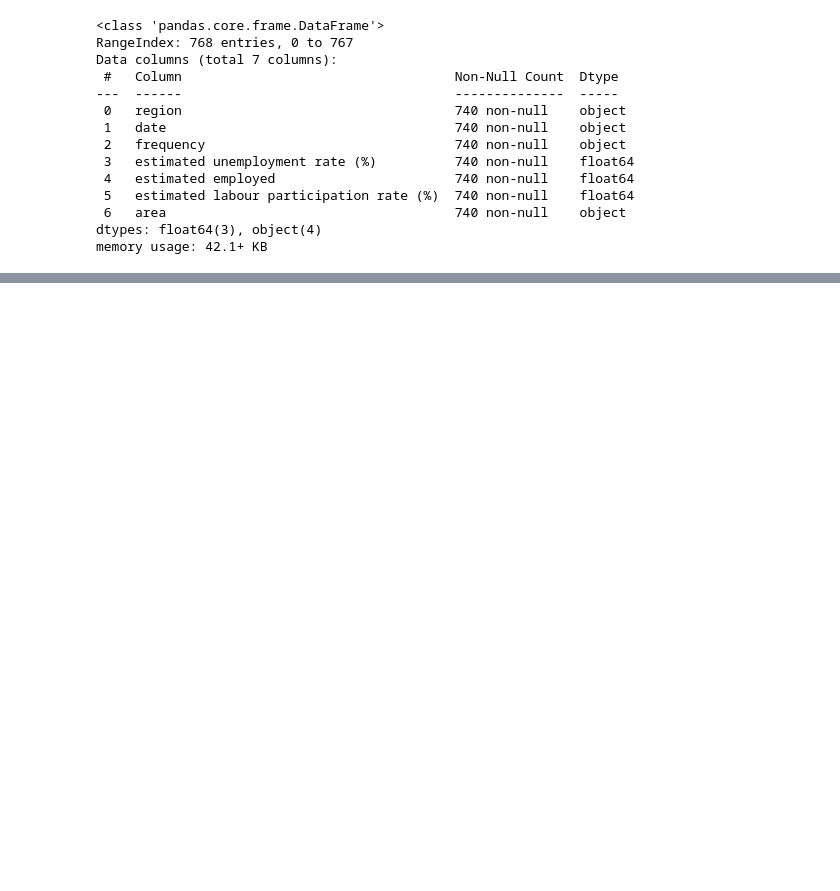
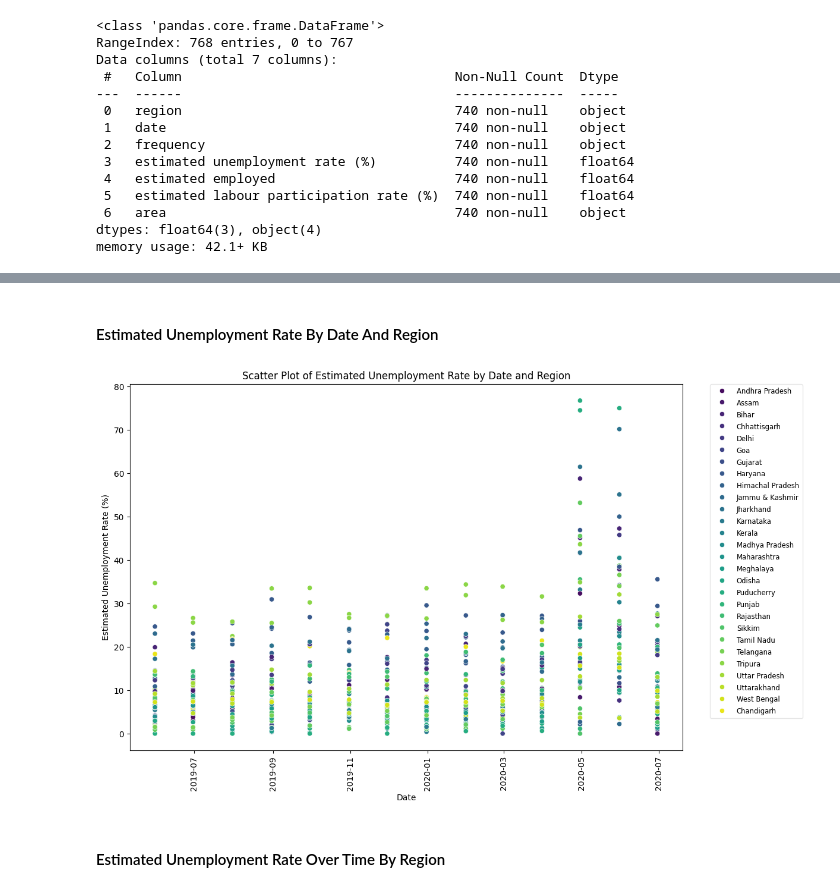
Before and after one commit to kmassiK/OIBSIP, a Jupyter notebook: unemployment_analysis.ipynb, the cells around one changed output, grey strips where cells are left out. Saved outputs shown, nothing was run; the diff lists cells and outputs as text; code cells hidden in the pictures; blank space fills up the shorter version.

```diff
--- a/unemployment_analysis.ipynb
+++ b/unemployment_analysis.ipynb
@@ -183,0 +212,29 @@ unemployment_data.dropna()
+# %% [markdown]
+#### Estimated Unemployment Rate By Date And Region
+# %%
+# Estimated Unemployment Rate by date and region
+plt.figure(figsize=(12, 8))
+scatter_plot = sns.scatterplot(data=my_df, x='date', y='estimated unemployment rate (%)', hue='region', palette='viridis')
+
+#legend = scatter_plot.legend(loc='upper right', ncol=len(my_df['region'].unique()), title='Region', title_fontsize='15')
+legend = scatter_plot.legend(loc='best', bbox_to_anchor=(1.05, 1), borderaxespad=0)
+
+# Make legend background transparent
+legend.get_frame().set_alpha(0.5)
+
+# Reduce legend font size
+for text in legend.get_texts():
+    text.set_fontsize('small')
+
+# Adding labels and title
+plt.xlabel('Date')
+plt.ylabel('Estimated Unemployment Rate (%)')
+plt.title('Scatter Plot of Estimated Unemployment Rate by Date and Region')
+plt.xticks(rotation=90)
+
+# Show the plot
+plt.show()
+# %% [output]
+[figure, added]
+# %% [markdown]
+#### Estimated Unemployment Rate Over Time By Region
```
Also changed, not shown: parts of 24 cells of this notebook.
